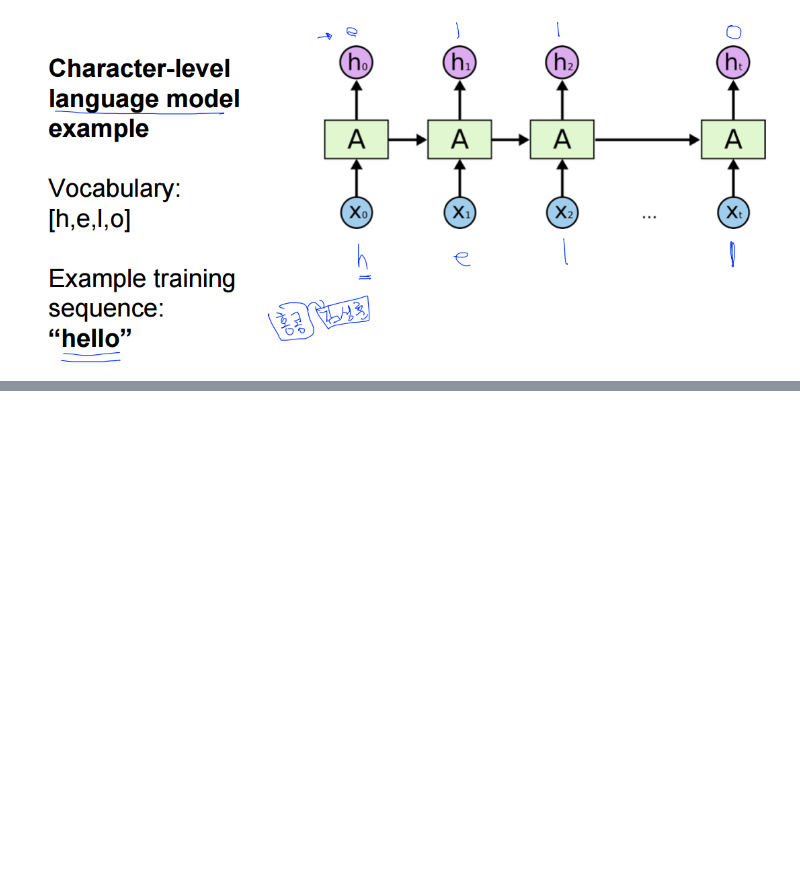
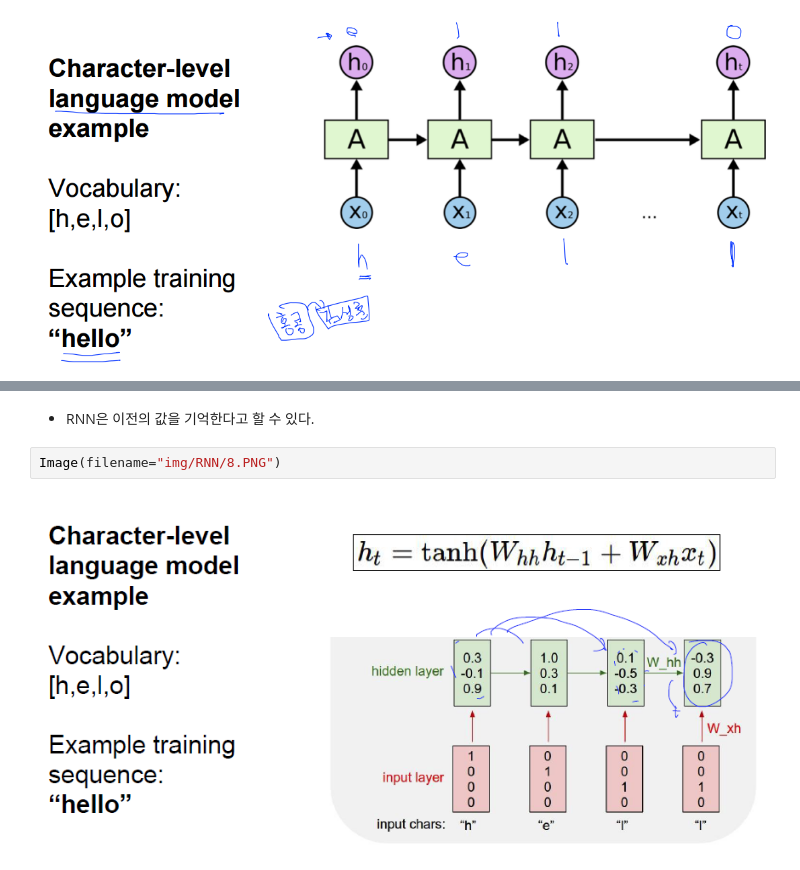
Before and after one commit to byungjun0689/DataScience, a Jupyter notebook: 9. Study wtih JJak/2. Deep Learning/0511_CNN_RNN/RNN.ipynb, the cells around one changed output, grey strips where cells are left out. Drawn from its saved outputs; the diff is of its cells as text; blank space fills up the shorter version.

```diff
--- a/9. Study wtih JJak/2. Deep Learning/0511_CNN_RNN/RNN.ipynb
+++ b/9. Study wtih JJak/2. Deep Learning/0511_CNN_RNN/RNN.ipynb
@@ -60,0 +83,6 @@ Image(filename="img/RNN/4.PNG")
+# %% [markdown]
+ - RNN은 이전의 값을 기억한다고 할 수 있다.
+# %%
+Image(filename="img/RNN/8.PNG")
+# %% [output]
+[figure, added]
```
Also changed, not shown: parts of 32 cells of this notebook, 19 other files.
